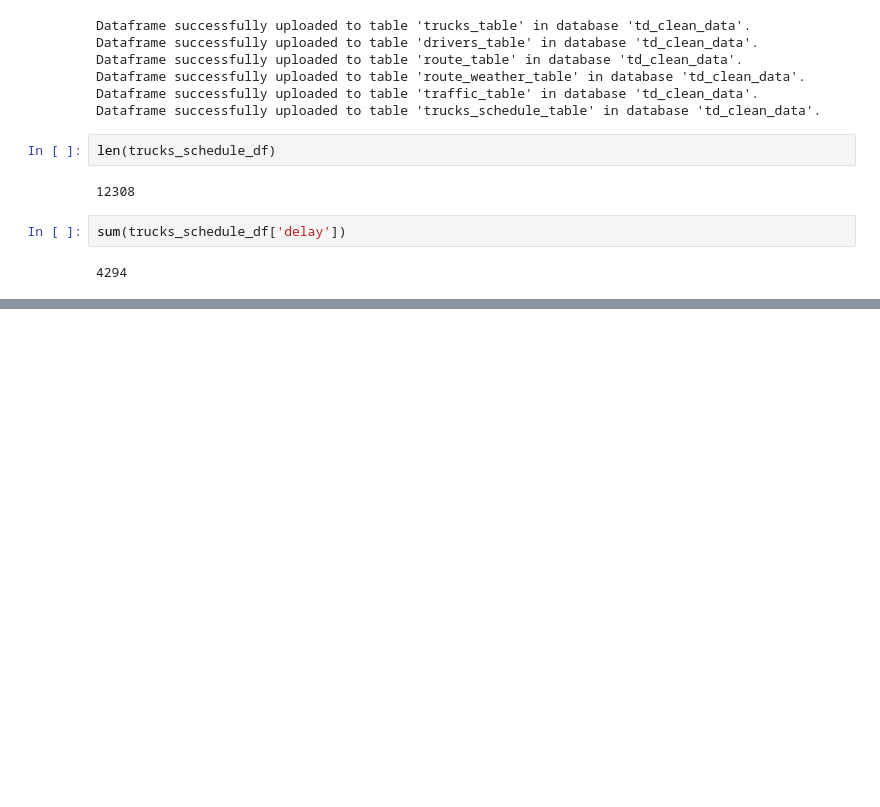
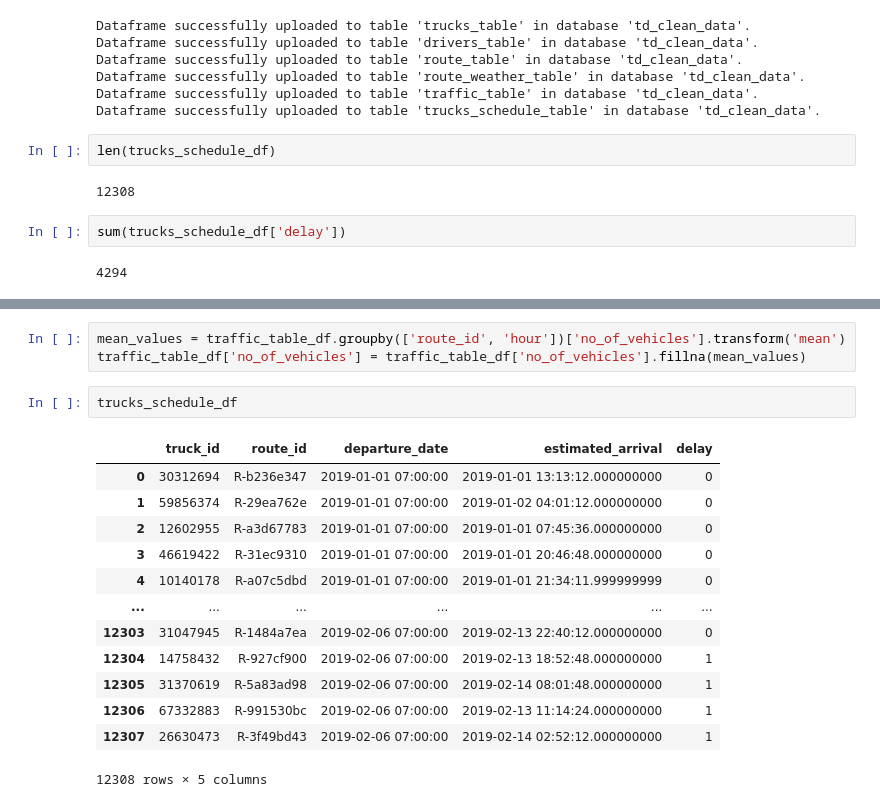
Before and after one commit to pnarne148/Truck-delay-classification, a Jupyter notebook: notebooks/data_ingestion.ipynb, the cells around one changed output, grey strips where cells are left out. Cells and saved outputs as stored; diff of their text form; blank space fills up the shorter version.

```diff
--- a/notebooks/data_ingestion.ipynb
+++ b/notebooks/data_ingestion.ipynb
@@ -412,0 +491,19 @@ sum(trucks_schedule_df['delay'])
+# %%
+mean_values = traffic_table_df.groupby(['route_id', 'hour'])['no_of_vehicles'].transform('mean')
+traffic_table_df['no_of_vehicles'] = traffic_table_df['no_of_vehicles'].fillna(mean_values)
+# %%
+trucks_schedule_df
+# %% [output]
+|  | truck_id | route_id | departure_date | estimated_arrival | delay |
+| 0 | 30312694 | R-b236e347 | 2019-01-01 07:00:00 | 2019-01-01 13:13:12.000000000 | 0 |
+| 1 | 59856374 | R-29ea762e | 2019-01-01 07:00:00 | 2019-01-02 04:01:12.000000000 | 0 |
+| 2 | 12602955 | R-a3d67783 | 2019-01-01 07:00:00 | 2019-01-01 07:45:36.000000000 | 0 |
+| 3 | 46619422 | R-31ec9310 | 2019-01-01 07:00:00 | 2019-01-01 20:46:48.000000000 | 0 |
+| 4 | 10140178 | R-a07c5dbd | 2019-01-01 07:00:00 | 2019-01-01 21:34:11.999999999 | 0 |
+| ... | ... | ... | ... | ... | ... |
+| 12303 | 31047945 | R-1484a7ea | 2019-02-06 07:00:00 | 2019-02-13 22:40:12.000000000 | 0 |
+| 12304 | 14758432 | R-927cf900 | 2019-02-06 07:00:00 | 2019-02-13 18:52:48.000000000 | 1 |
+| 12305 | 31370619 | R-5a83ad98 | 2019-02-06 07:00:00 | 2019-02-14 08:01:48.000000000 | 1 |
+| 12306 | 67332883 | R-991530bc | 2019-02-06 07:00:00 | 2019-02-13 11:14:24.000000000 | 1 |
+| 12307 | 26630473 | R-3f49bd43 | 2019-02-06 07:00:00 | 2019-02-14 02:52:12.000000000 | 1 |
+12308 rows × 5 columns
```
Also changed, not shown: parts of 9 cells of this notebook, 1 other file.
